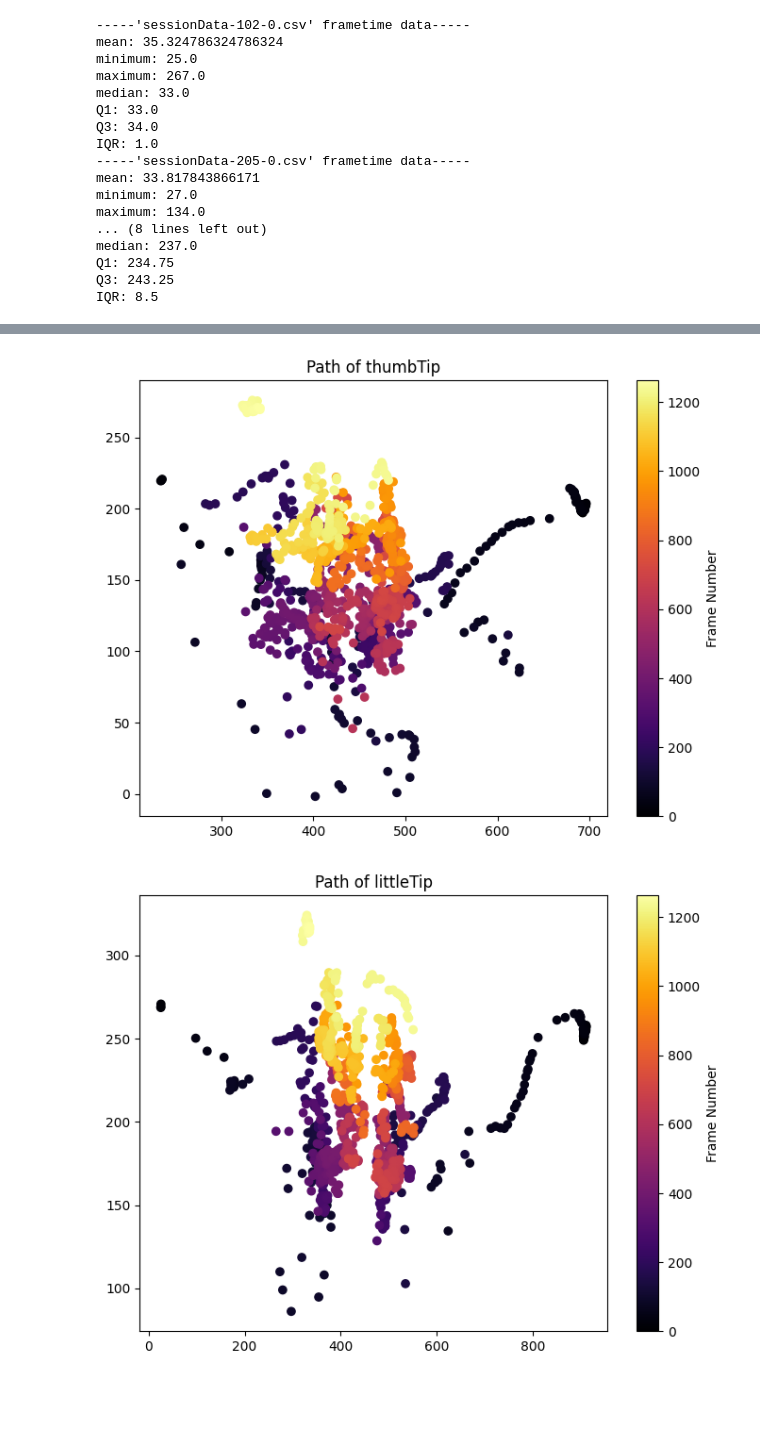
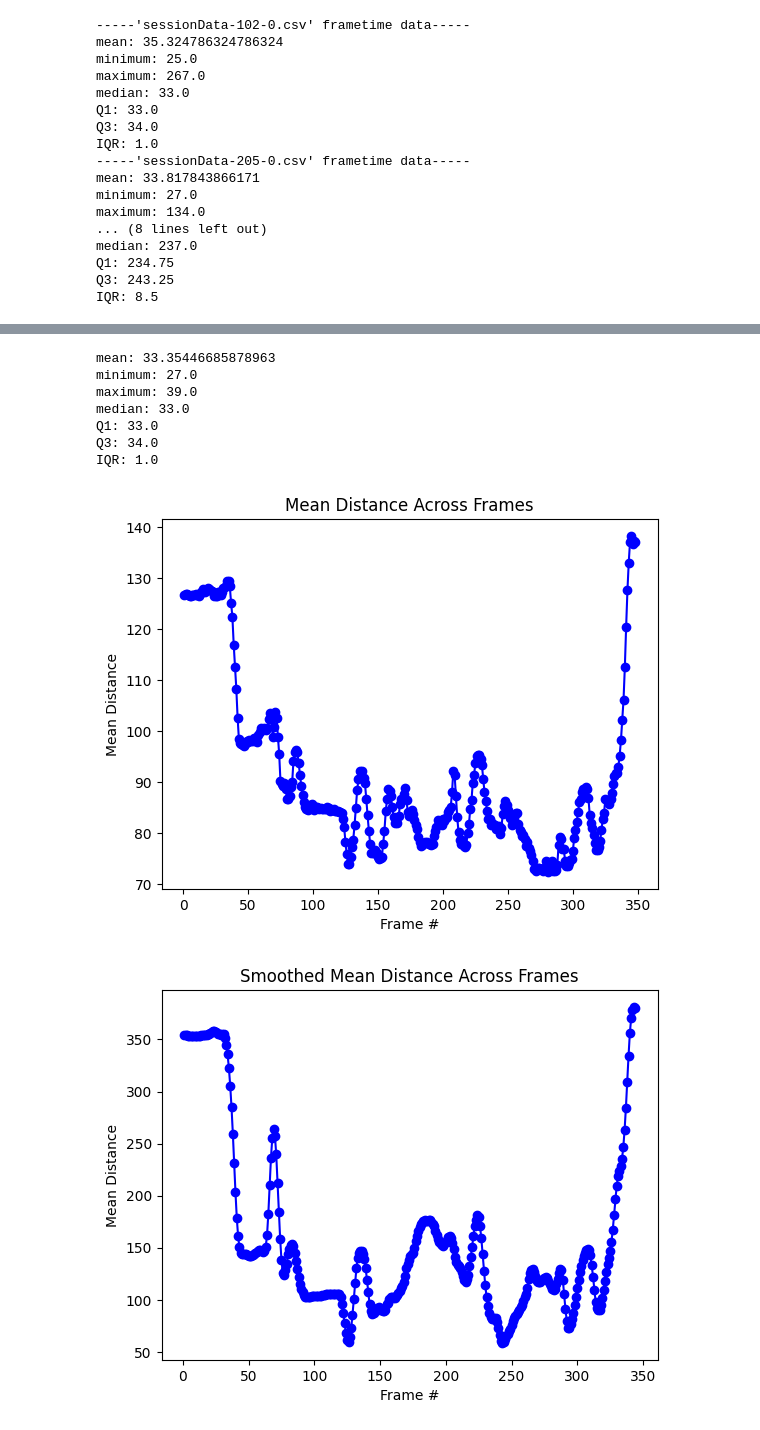
Before and after one commit to csu-hci-projects/FA23-FoldAR-Step-by-step-Instructions-for-Folding-Paper-Models-in-AR, a Jupyter notebook: FoldAR_Analysis.ipynb, the cells around one changed output, grey strips where cells are left out. Saved outputs shown, nothing was run; the diff lists cells and outputs as text; code cells hidden in the pictures; blank space fills up the shorter version.

```diff
--- a/FoldAR_Analysis.ipynb
+++ b/FoldAR_Analysis.ipynb
@@ -44,11 +44,15 @@ def get_files(dir='Data'):
 
 # Reads individual file, returns datafram and column headers
 def read_file(filename: str, dir:str='Data'):
-    df = pd.read_csv(f'{dir}/{filename}')
-    # stripping spaces from columns an data...
-    df.columns = df.columns.str.strip()
-    df:pd.DataFrame = df.map(lambda x: x.strip() if isinstance(x, str) else x)
-    return df, df.columns
+    try:
+        df = pd.read_csv(f'{dir}/{filename}')
+        # stripping spaces from columns an data...
+        df.columns = df.columns.str.strip()
+        df:pd.DataFrame = df.map(lambda x: x.strip() if isinstance(x, str) else x)
+        return df, df.columns
+    except:
+        print("Error reading file")
+        return None
 # %%
 def get_timestamp(frame):
     date = frame['date'].iloc[0]
@@ -211,28 +224,19 @@ plot_frames(fm,tm)
-# %%
-point_to_plot = 'thumbTip'
-x_coords = df[f'{point_to_plot}.x']
-y_coords = df[f'{point_to_plot}.y']
-
-plt.figure(figsize=(8, 6))
-plt.scatter(x_coords, y_coords, label=f'{point_to_plot} Path', c=range(len(x_coords)), cmap='inferno')
-
-plt.title(f'Path of {point_to_plot}')
-plt.colorbar(label='Frame Number')
-# plt.grid(True)
-plt.show()
-
-
-point_to_plot = 'littleTip'
-x_coords = df[f'{point_to_plot}.x']
-y_coords = df[f'{point_to_plot}.y']
-
-plt.figure(figsize=(8, 6))
-plt.scatter(x_coords, y_coords, label=f'{point_to_plot} Path', c=range(len(x_coords)), cmap='inferno')
-
-plt.title(f'Path of {point_to_plot}')
-plt.colorbar(label='Frame Number')
-# plt.grid(True)
-plt.show()
-# %% [output]
-[figure, removed]
-[figure, removed]
+# %%
+dataframe = read_file('sessionData-104-0.csv')[0]
+fm, tm, ft = process_frames(dataframe, print=False)
+ft_data = get_frametime_data(ft)
+
+for k,v in ft_data.items():
+    print(f'{k}: {v}')
+
+plot_frames(fm,tm)
+# %% [output]
+mean: 33.35446685878963
+minimum: 27.0
+maximum: 39.0
+median: 33.0
+Q1: 33.0
+Q3: 34.0
+IQR: 1.0
+[figure, added]
+[figure, added]
```
Also changed, not shown: parts of 8 cells of this notebook.
